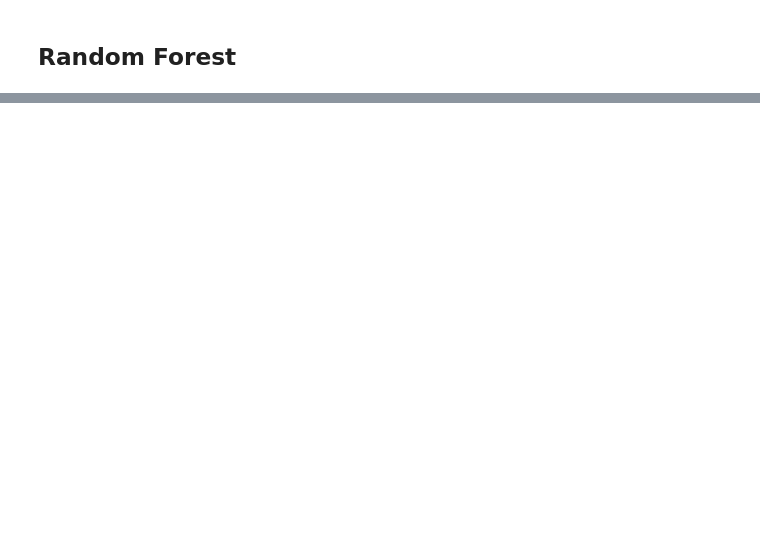
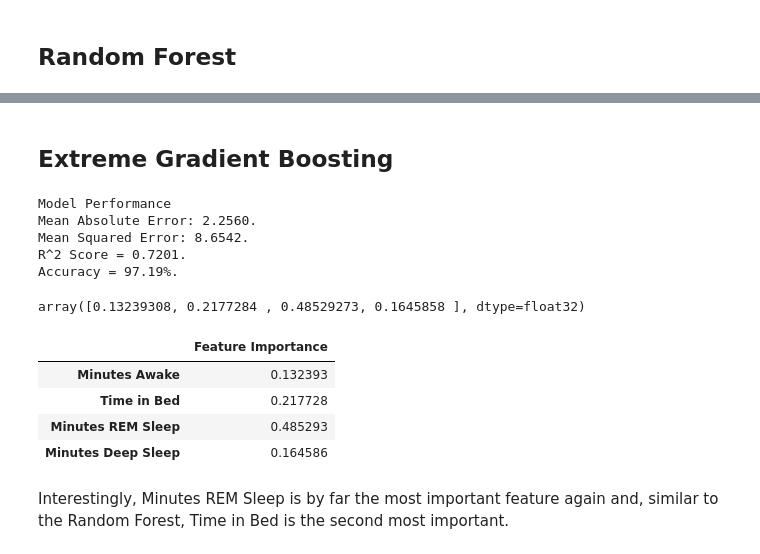
Before and after one commit to JoBe10/Fitbit-Sleep-Score, a Jupyter notebook: Sleep_Scores/Fitbit_Sleep_Score_ML.ipynb, the cells around one changed output, grey strips where cells are left out. Drawn from its saved outputs; the diff is of its cells as text; code cells hidden in the pictures; blank space fills up the shorter version.

Commit message:
Run Random Forest and XGB

```diff
--- a/Sleep_Scores/Fitbit_Sleep_Score_ML.ipynb
+++ b/Sleep_Scores/Fitbit_Sleep_Score_ML.ipynb
@@ -168,0 +226,33 @@ Score = 0.7423.
+# %% [markdown]
+## Extreme Gradient Boosting
+# %%
+# Create regressor
+xgb_regressor = XGBRegressor()
+
+# Fit model to training data
+xgb = xgb_regressor.fit(X_train, y_train)
+# %%
+# Evaluate the performance
+scoring(xgb, X_test, y_test)
+# %% [output]
+Model Performance
+Mean Absolute Error: 2.2560.
+Mean Squared Error: 8.6542.
+R^2 Score = 0.7201.
+Accuracy = 97.19%.
+# %%
+xgb.feature_importances_
+# %% [output]
+array([0.13239308, 0.2177284 , 0.48529273, 0.1645858 ], dtype=float32)
+# %%
+# Create a DataFrame to inspect the feature importances again
+xgb_feats = pd.DataFrame(xgb.feature_importances_, index=X_train.columns, columns=['Feature Importance'])
+xgb_feats
+# %% [output]
+|  | Feature Importance |
+| Minutes Awake | 0.132393 |
+| Time in Bed | 0.217728 |
+| Minutes REM Sleep | 0.485293 |
+| Minutes Deep Sleep | 0.164586 |
+# %% [markdown]
+Interestingly, Minutes REM Sleep is by far the most important feature again and, similar to the Random Forest, Time in Bed is the second most important.
```
Also changed, not shown: parts of 12 cells of this notebook.
